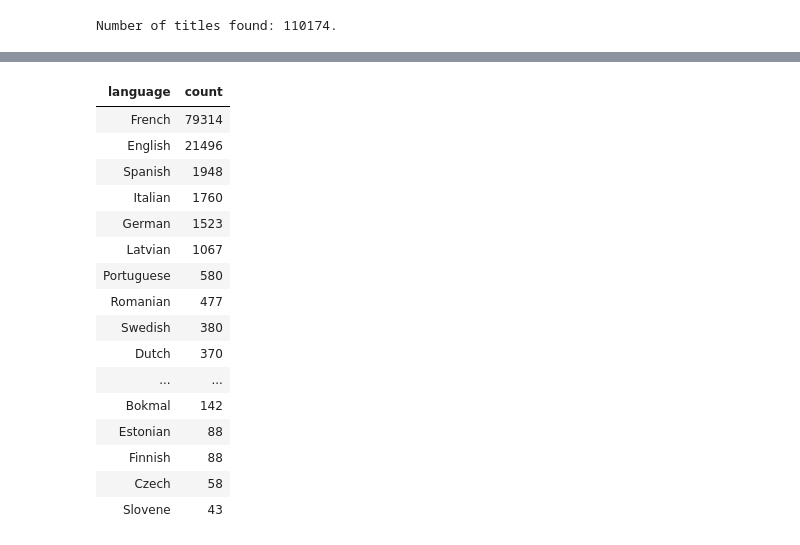
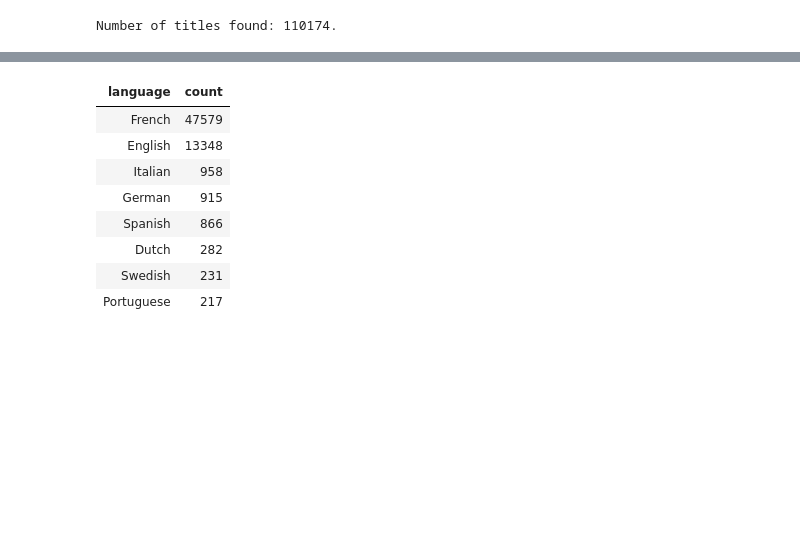
Before and after one commit to christofs/BIB18, a Jupyter notebook: titles.ipynb, the cells around one changed output, grey strips where cells are left out. Cells and saved outputs as stored; diff of their text form; code cells hidden in the pictures; blank space fills up the shorter version.

Commit message:
simple method based on "language" element

```diff
--- a/titles.ipynb
+++ b/titles.ipynb
@@ -81,61 +81,29 @@ The following table shows the number of times the top 10 languages occur in the
 # %%
-def identify_language(title):
+def get_lang_counts(Bib18):
     """
-    For one title, detect the most likely language.
-    This function is called by "get_titles_langs_counts()".
-    Returns: str (language)
+    Extract all the language elements from the dataset.
+    Then, establish the counts of the languages.
     """
-    from lingua import Language, LanguageDetectorBuilder
-    languages = [Language.ENGLISH,
-                 Language.FRENCH,
-                 Language.GERMAN,
-                 Language.SPANISH,
-                 Language.ITALIAN,
-                 Language.PORTUGUESE,
-                 Language.ROMANIAN,
-                 Language.DUTCH,
-                 Language.SWEDISH,
-                 Language.NYNORSK,
-                 Language.BOKMAL,
-                 Language.DANISH,
-                 Language.FINNISH,
-                 Language.RUSSIAN,
-                 Language.SLOVENE,
-                 Language.ESTONIAN,
-                 Language.LATVIAN,
-                 Language.LITHUANIAN,
-                 Language.POLISH,
-                 Language.CZECH,
-                 ]
-    detector = LanguageDetectorBuilder.from_languages(*languages).build()
-    confidence_values = detector.compute_language_confidence_values(title)
-    languages = [language for language, value in confidence_values]
-    values = [value for language, value in confidence_values]
-    confidence_values_dict = dict(zip(languages, values))
-    max_language = max(confidence_values_dict, key=confidence_values_dict.get)
-    lang = max_language.name.title()
-    return lang
+    # Find all "language" elements in the dataset.
+    xpath = "//z:language/text()"
+    langs = Bib18.xpath(xpath, namespaces=namespaces)
+    print("Number of language indications found: " + str(len(langs)) + ".")
 
-
-def get_titles_langs_counts(titles):
-    """
-    For each title, collect the language identified by py-lingua.
-    Returns: DataFrame (names and counts of all languages in all titles)
-    """
-    titles_langs = []
-    for title in titles:
-        titles_langs.append(identify_language(title))
-    titles_langs_counts = dict(Counter(titles_langs))
-    tlc = pd.DataFrame.from_dict(titles_langs_counts, orient="index").reset_index().rename(mapper={"index":"language", 0 : "count"}, axis="columns")
-    tlc.sort_values(by="count", ascending=False, inplace=True)
+    # Establish the counts of each language
+    lang_counts = dict(Counter(langs))
+    lang_counts = pd.DataFrame.from_dict(lang_counts, orient="index").reset_index().rename(mapper={"index":"language", 0 : "count"}, axis="columns")
+    lang_counts.sort_values(by="count", ascending=False, inplace=True)
 
     # Display the table nicely
-    display(tlc.head(20).style.hide(axis="index"))
-    return tlc
+    display(lang_counts.head(10).style.hide(axis="index"))
 
+    # Save the data to a CSV file (as runtime is long)
+    with open(join(wdir, "data", "lang_counts.csv"), "w", encoding="utf8") as outfile:
+        lang_counts.to_csv(outfile)
 
-def main(titles):
-   global tlc
-   tlc = get_titles_langs_counts(titles)
-main(titles)
+    # Return data
+    return lang_counts
+
+global lang_counts
+lang_counts = get_lang_counts(Bib18)
 # %% [output]
@@ -142,18 +111,10 @@ main(titles)
 | language | count |
-| French | 79314 |
-| English | 21496 |
-| Spanish | 1948 |
-| Italian | 1760 |
-| German | 1523 |
-| Latvian | 1067 |
-| Portuguese | 580 |
-| Romanian | 477 |
-| Swedish | 380 |
-| Dutch | 370 |
-| ... | ... |
-| Bokmal | 142 |
-| Estonian | 88 |
-| Finnish | 88 |
-| Czech | 58 |
-| Slovene | 43 |
+| French | 47579 |
+| English | 13348 |
+| Italian | 958 |
+| German | 915 |
+| Spanish | 866 |
+| Dutch | 282 |
+| Swedish | 231 |
+| Portuguese | 217 |
 # %% [markdown]
```
Also changed, not shown: parts of 8 cells of this notebook, 4 other files.
